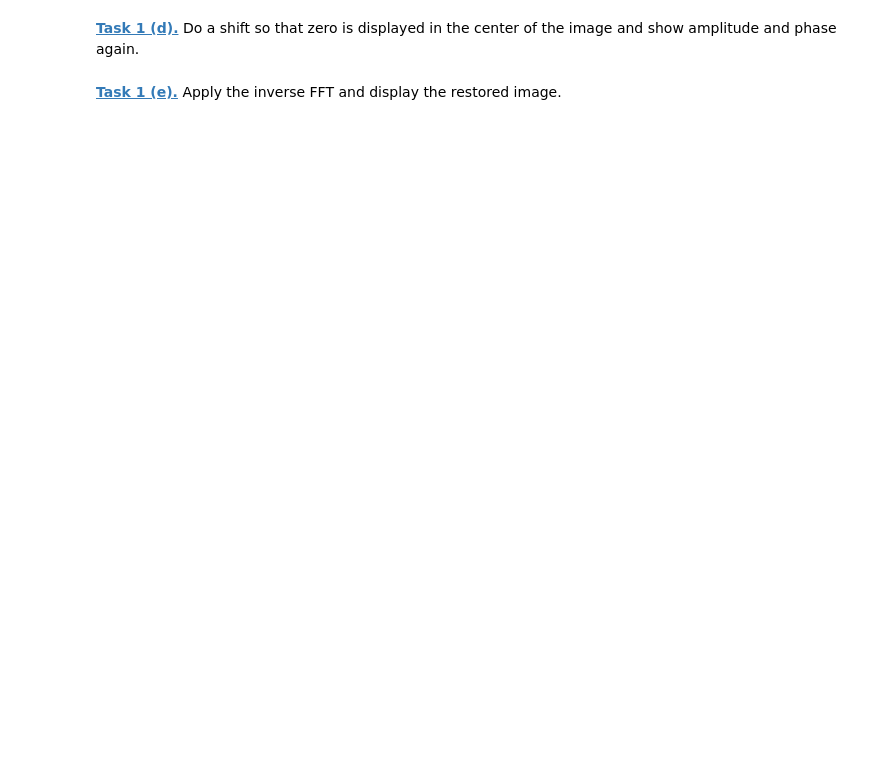
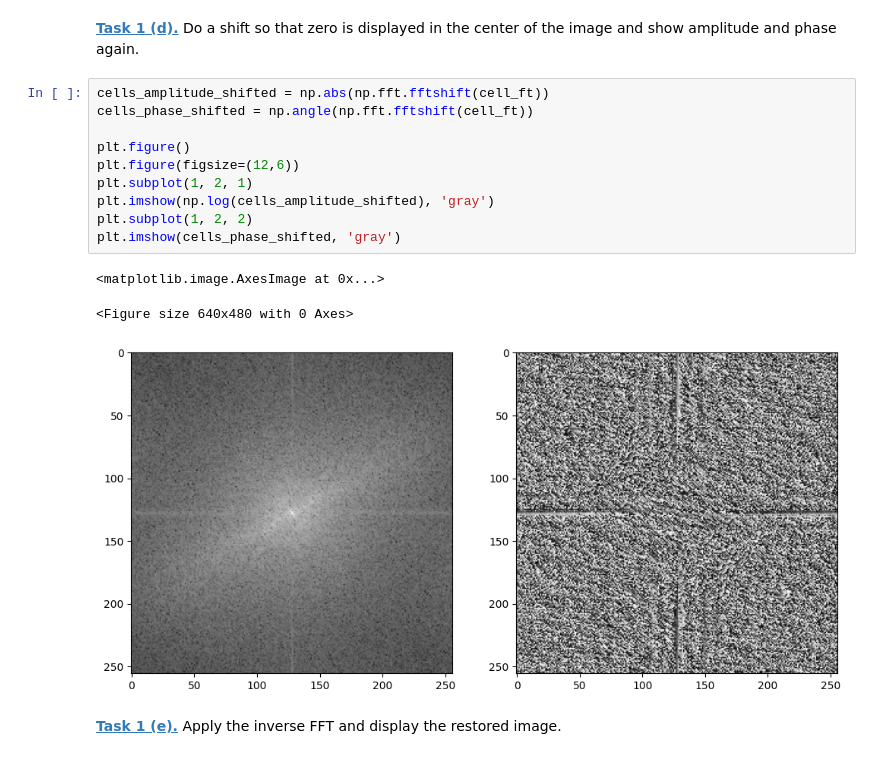
Before and after one commit to SamuelMaerklin/mobi-fs5-python, a Jupyter notebook: fourier.ipynb, the cells around one changed output. Drawn from its saved outputs; the diff is of its cells as text; blank space fills up the shorter version.

```diff
--- a/fourier.ipynb
+++ b/fourier.ipynb
@@ -22,4 +47,18 @@ plt.imshow(phase, 'gray')
 # %% [markdown]
 **[Task 1 (d).]()** Do a shift so that zero is displayed in the center of the image and show amplitude and phase again.
+# %%
+cells_amplitude_shifted = np.abs(np.fft.fftshift(cell_ft))
+cells_phase_shifted = np.angle(np.fft.fftshift(cell_ft))
+
+plt.figure()
+plt.figure(figsize=(12,6))
+plt.subplot(1, 2, 1)
+plt.imshow(np.log(cells_amplitude_shifted), 'gray')
+plt.subplot(1, 2, 2)
+plt.imshow(cells_phase_shifted, 'gray')
+# %% [output]
+<matplotlib.image.AxesImage at 0x...>
+<Figure size 640x480 with 0 Axes>
+[figure, added]
 # %% [markdown]
 **[Task 1 (e).]()** Apply the inverse FFT and display the restored image.
```
Also changed, not shown: parts of 12 cells of this notebook.
